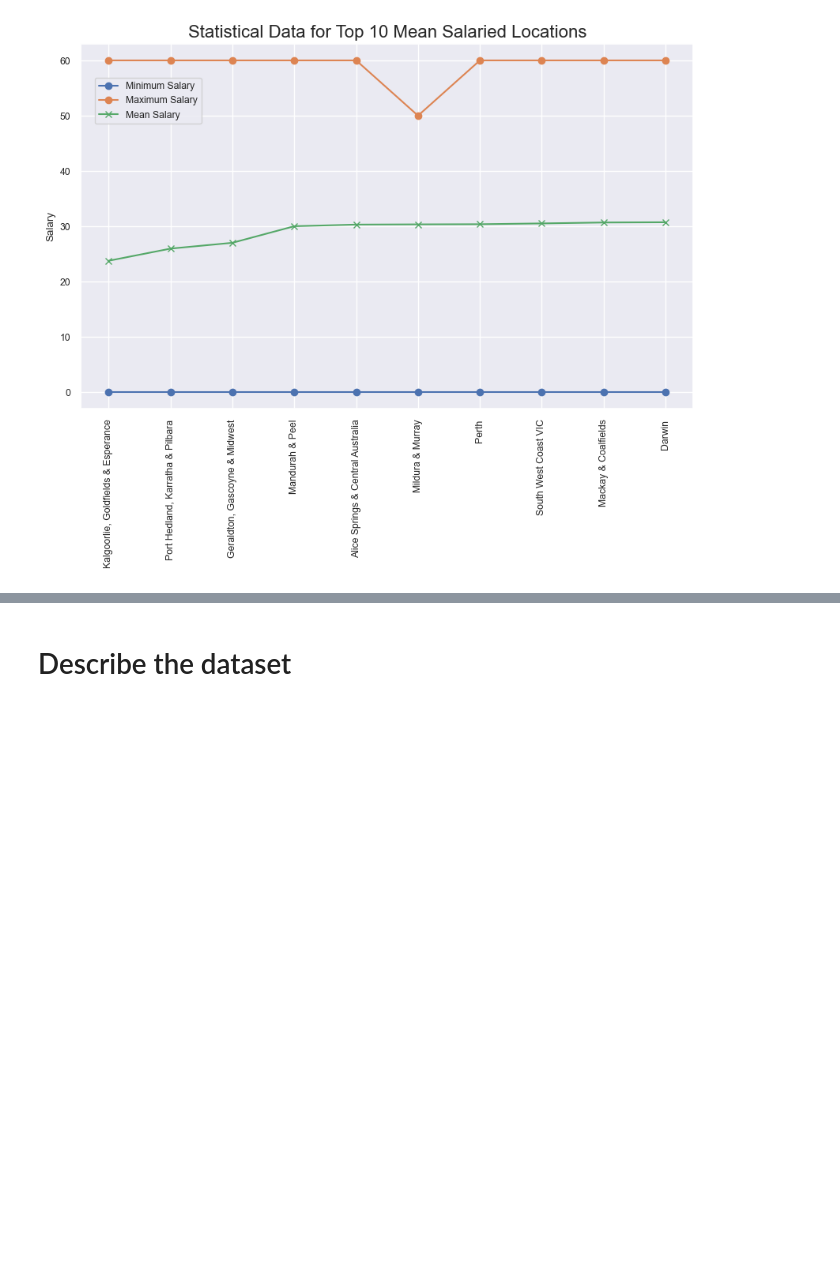
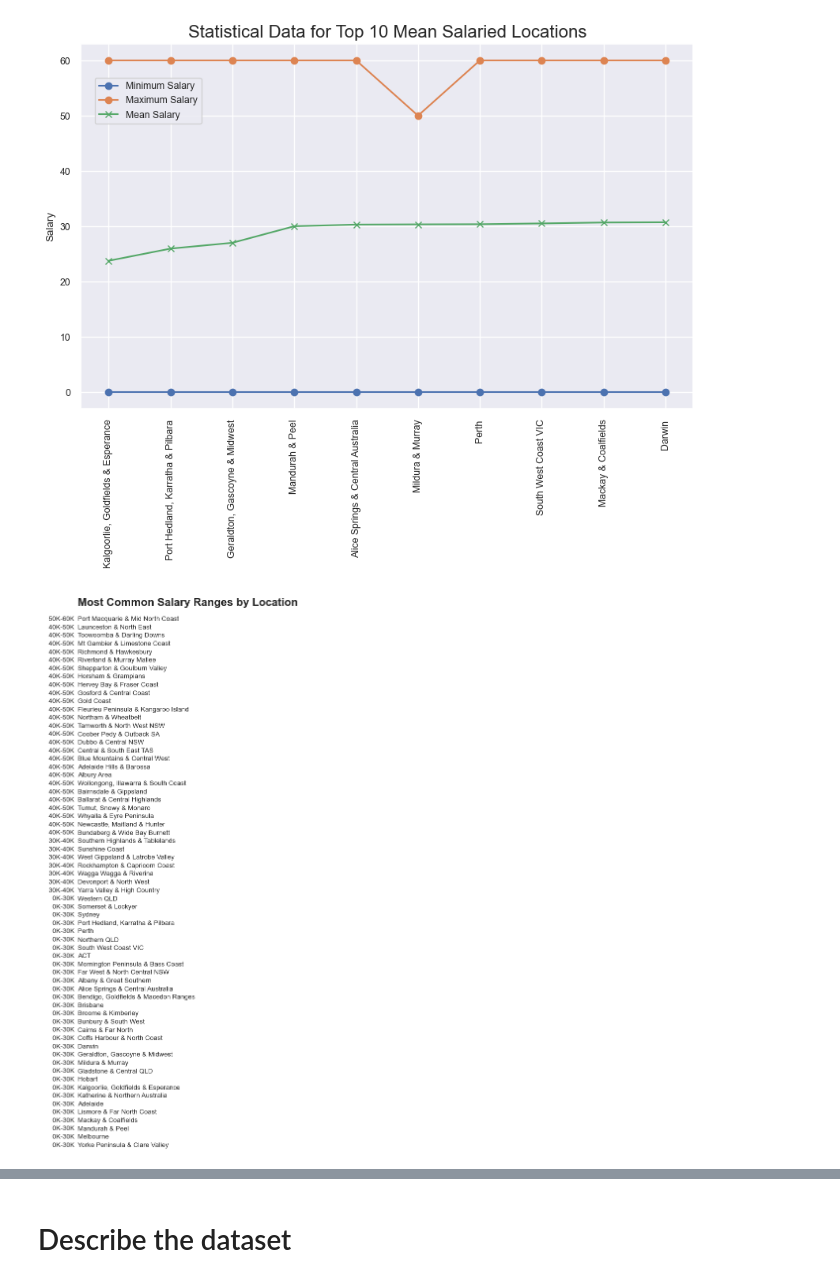
Before and after one commit to ToddNCooper/DataAnalyticsAssignment, a Jupyter notebook: rough_start.ipynb, the cells around one changed output, grey strips where cells are left out. Drawn from its saved outputs; the diff is of its cells as text; code cells hidden in the pictures; blank space fills up the shorter version.

Commit message:
salary ranged by location done.

```diff
--- a/rough_start.ipynb
+++ b/rough_start.ipynb
@@ -873,3 +874,60 @@ plt.xticks(rotation=90)
 plt.show()
 # %% [output]
 [figure]
+# %%
+def normalize_range(range_str):
+    # Split the range string by the hyphen
+    low, high = range_str.split('-')
+
+    # Convert the low and high values to integers
+    low = int(float(low))
+    high = int(float(high))
+
+    # Normalize the range values
+    low_normalized = str(low) + 'K'
+    high_normalized = str(high) + 'K'
+
+    # Return the normalized range string
+    return low_normalized + '-' + high_normalized
+
+# Find the most common salary range in each location
+# make new column of LowestSalary and HighestSalary pair
+df['SalaryRange'] = df['LowestSalary'].astype(str) + '-' + df['HighestSalary'].astype(str)
+# Find the most common salary range in each location
+most_common_salary_ranges = df.groupby('Location')['SalaryRange'].agg(lambda x: x.value_counts().index[0])
+# Sort the list in descending order by salary range string
+most_common_salary_ranges = most_common_salary_ranges.sort_values(ascending=False)
+# Normalize the salary ranges
+norm_most_common_salary_ranges = cp.deepcopy(most_common_salary_ranges)
+norm_most_common_salary_ranges = norm_most_common_salary_ranges.apply(normalize_range)
+
+
+# Create a figure and axes
+fig, ax = plt.subplots(figsize=(6, 4))
+
+# Set the x and y limits of the axes
+ax.set_xlim(0, 1)
+ax.set_ylim(0, len(norm_most_common_salary_ranges))
+ax.set_facecolor('white')
+line_spacing = 3.5
+
+# Invert the order of the salary ranges
+norm_most_common_salary_ranges = norm_most_common_salary_ranges[::-1]
+
+
+# Iterate over the salary ranges and display each item with the location name
+for i, (location, salary_range) in enumerate(norm_most_common_salary_ranges.iteritems()):
+    if i == len(norm_most_common_salary_ranges) - 1:
+        # Heading above final item
+        ax.text(0, i*line_spacing +7, 'Most Common Salary Ranges by Location', ha='left', va='center', fontweight='bold', fontsize=16)
+    ax.text(0, i*line_spacing, f'{location:<60}', ha='left', va='center')
+    ax.text(0, i*line_spacing, f'{salary_range:>10}  ', ha='right', va='center')
+
+# Remove the axis ticks and labels
+ax.set_xticks([])
+ax.set_yticks([])
+
+# Show the plot
+plt.show()
+# %% [output]
+[figure, added]
```
Also changed, not shown: parts of 2 cells of this notebook.
